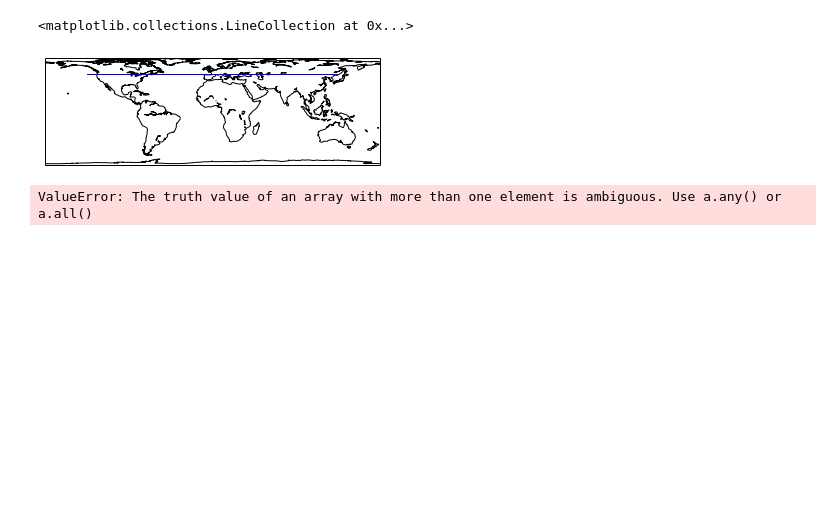
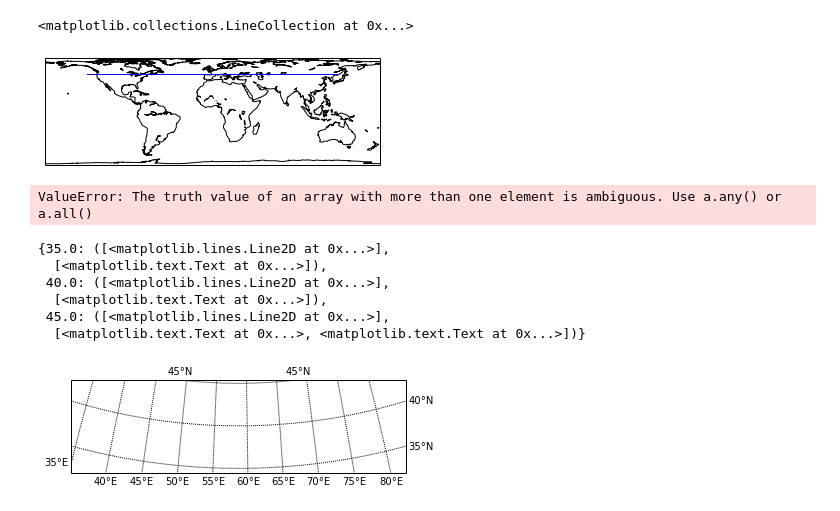
Before and after one commit to guziy/PyNotebooks, a Jupyter notebook: basemap_demos.ipynb, the cells around one changed output. Saved outputs shown, nothing was run; the diff lists cells and outputs as text; code cells hidden in the pictures; blank space fills up the shorter version.

Commit message:
basemap and iris examples

```diff
--- a/basemap_demos.ipynb
+++ b/basemap_demos.ipynb
@@ -32,3 +32,22 @@ lon = [135, -135, -45, 45, 135, -90]
 m1.plot(lon, lat, latlon=True)
 # %% [output]
 ValueError: The truth value of an array with more than one element is ambiguous. Use a.any() or a.all()
+# %%
+from mpl_toolkits.basemap import Basemap
+import matplotlib.pyplot as plt
+
+bmap = Basemap(projection='aeqd', resolution="i", area_thresh=1000.0,
+               lat_0=39.9, lon_0=58.7, width=4378000, height=1223000)
+
+meridians = [35.,  40.,  45.,  50.,  55.,  60.,  65.,  70.,  75.,  80.]
+bmap.drawmeridians(meridians, labels=[1, 0, 0, 1])
+parallels = [35.,  40.,  45.]
+bmap.drawparallels(parallels, labels=[0, 1, 1, 0])
+# %% [output]
+{35.0: ([<matplotlib.lines.Line2D at 0x...>],
+  [<matplotlib.text.Text at 0x...>]),
+ 40.0: ([<matplotlib.lines.Line2D at 0x...>],
+  [<matplotlib.text.Text at 0x...>]),
+ 45.0: ([<matplotlib.lines.Line2D at 0x...>],
+  [<matplotlib.text.Text at 0x...>, <matplotlib.text.Text at 0x...>])}
+[figure, added]
```
Also changed, not shown: 1 other file.
